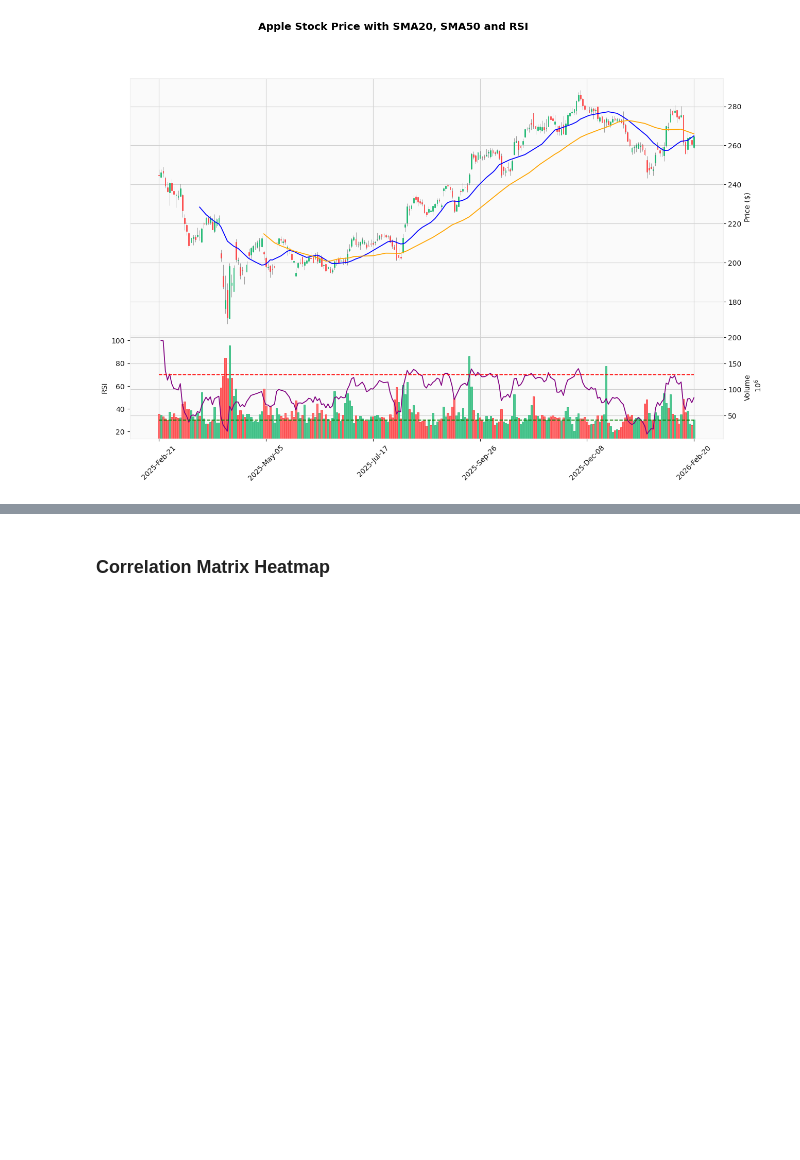
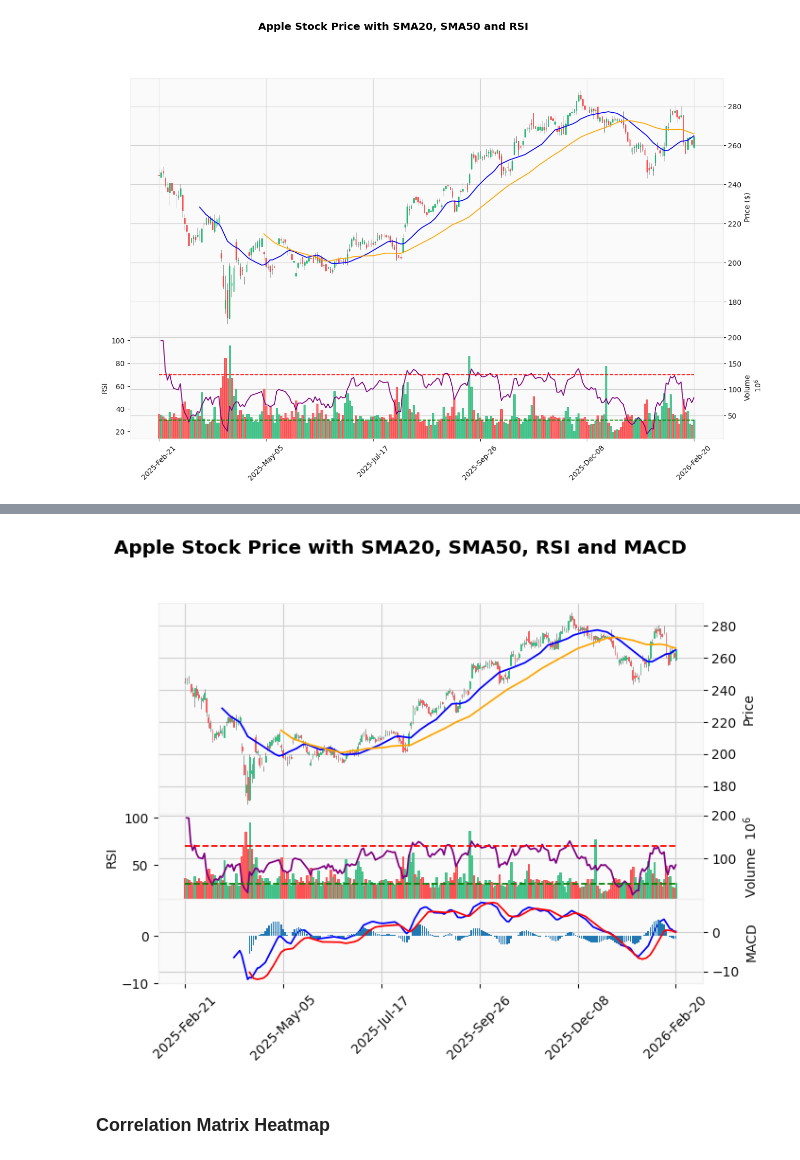
Before and after one commit to alaricbat/FinancialApp, a Jupyter notebook: AA002FinancialAI/ai-module/svm/svm_kernel.ipynb, the cells around one changed output, grey strips where cells are left out. Cells and saved outputs as stored; diff of their text form; code cells hidden in the pictures; blank space fills up the shorter version.

Commit message:
Common:SVM:20260712:Implement the MACD plotting

```diff
--- a/AA002FinancialAI/ai-module/svm/svm_kernel.ipynb
+++ b/AA002FinancialAI/ai-module/svm/svm_kernel.ipynb
@@ -275,3 +295,43 @@ mpf.plot(
+# %%
+macd = ta.macd(
+    apple_last_year_df["Close"],
+    fast=12,
+    slow=26,
+    signal=9
+)
+# %%
+apple_last_year_df = apple_last_year_df.join(macd)
+apple_last_year_df
+# %%
+apds.extend([
+    mpf.make_addplot(
+        apple_last_year_df["MACD_12_26_9"],
+        panel=2,
+        color="blue",
+        ylabel="MACD"
+    ),
+    mpf.make_addplot(
+        apple_last_year_df["MACDs_12_26_9"],
+        panel=2,
+        color="red"
+    ),
+    mpf.make_addplot(
+        apple_last_year_df["MACDh_12_26_9"],
+        panel=2,
+        type="bar"
+    )
+])
+# %%
+mpf.plot(
+    apple_last_year_df,
+    type="candle",
+    volume=True,
+    addplot=apds,
+    style="yahoo",
+    title="Apple Stock Price with SMA20, SMA50, RSI and MACD"
+)
+# %% [output]
+[figure, added]
 # %% [markdown]
 ### Correlation Matrix Heatmap
 # %%
```
Also changed, not shown: parts of 2 cells of this notebook, 4 other files.
